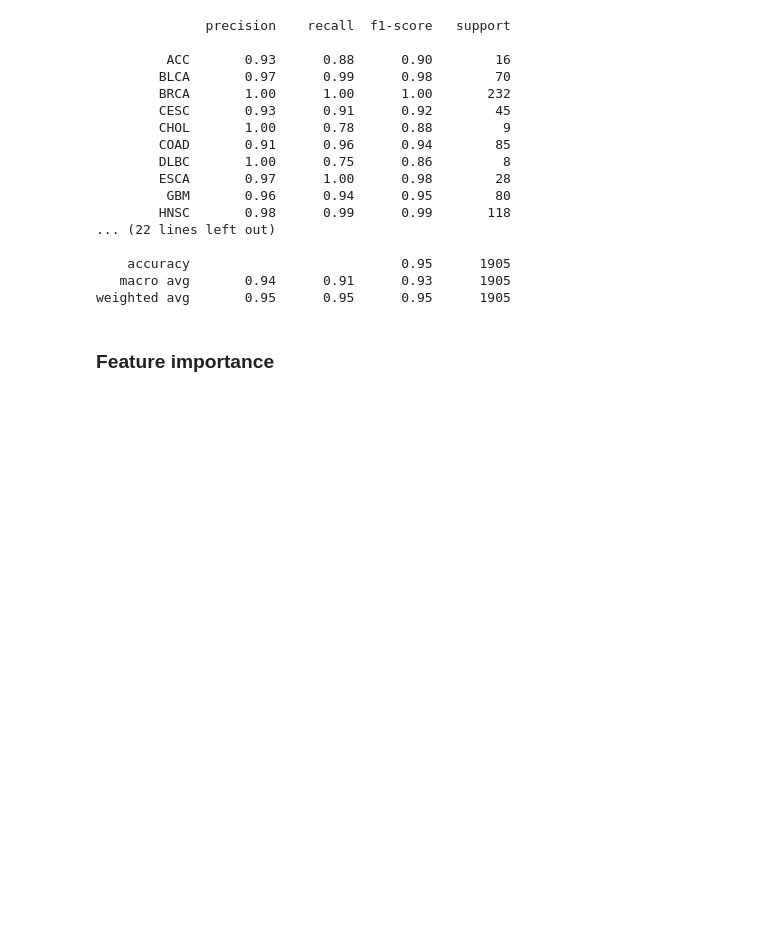
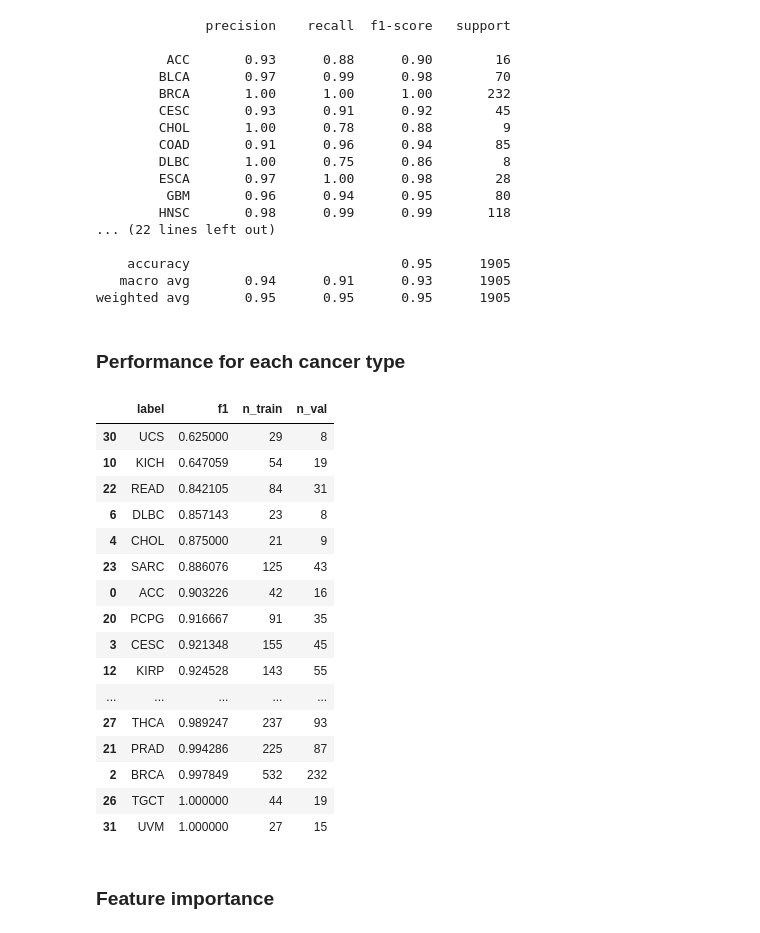
Before and after one commit to guilopgar/AI-Campus-Project-7-NLP, a Jupyter notebook: code/cancer_type/4-BoW_LR.ipynb, the cells around one changed output. Cells and saved outputs as stored; diff of their text form; code cells hidden in the pictures; blank space fills up the shorter version.

Commit message:
Performance evaluation on the validation set

```diff
--- a/code/cancer_type/4-BoW_LR.ipynb
+++ b/code/cancer_type/4-BoW_LR.ipynb
@@ -230,3 +236,49 @@ print(classification_report(
     accuracy                           0.95      1905
    macro avg       0.94      0.91      0.93      1905
 weighted avg       0.95      0.95      0.95      1905
+# %% [markdown]
+### Performance for each cancer type
+# %%
+arr_val_f1_label = f1_score(
+    y_true=arr_val_labels,
+    y_pred=arr_val_pred,
+    average=None,
+    labels=clf.classes_
+)
+# %%
+arr_res = []
+for i in range(len(clf.classes_)):
+    label = clf.classes_[i]
+    f1 = arr_val_f1_label[i]
+    n_train = len(df_train[df_train["cancer_type"] == label])
+    n_val = len(df_val[df_val["cancer_type"] == label])
+    arr_res.append({
+        "label": label,
+        "f1": f1,
+        "n_train": n_train,
+        "n_val": n_val
+    })
+df_val_f1_label = pd.DataFrame(arr_res)
+# %%
+df_val_f1_label.sort_values(
+    by="f1",
+    ascending=True
+)
+# %% [output]
+|  | label | f1 | n_train | n_val |
+| 30 | UCS | 0.625000 | 29 | 8 |
+| 10 | KICH | 0.647059 | 54 | 19 |
+| 22 | READ | 0.842105 | 84 | 31 |
+| 6 | DLBC | 0.857143 | 23 | 8 |
+| 4 | CHOL | 0.875000 | 21 | 9 |
+| 23 | SARC | 0.886076 | 125 | 43 |
+| 0 | ACC | 0.903226 | 42 | 16 |
+| 20 | PCPG | 0.916667 | 91 | 35 |
+| 3 | CESC | 0.921348 | 155 | 45 |
+| 12 | KIRP | 0.924528 | 143 | 55 |
+| ... | ... | ... | ... | ... |
+| 27 | THCA | 0.989247 | 237 | 93 |
+| 21 | PRAD | 0.994286 | 225 | 87 |
+| 2 | BRCA | 0.997849 | 532 | 232 |
+| 26 | TGCT | 1.000000 | 44 | 19 |
+| 31 | UVM | 1.000000 | 27 | 15 |
```
Also changed, not shown: parts of 7 cells of this notebook.
